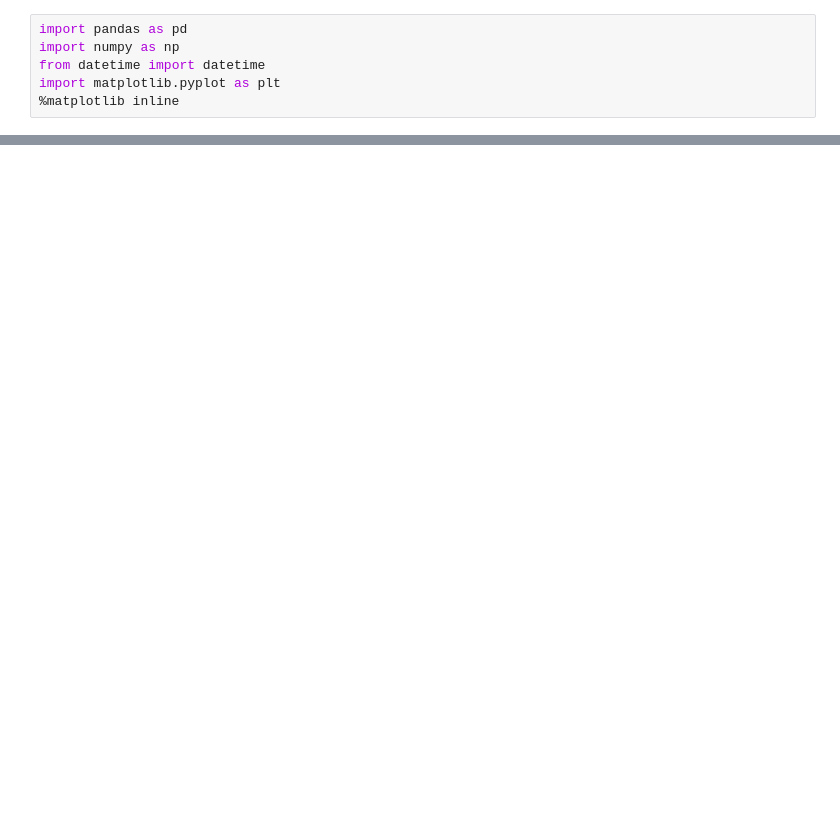
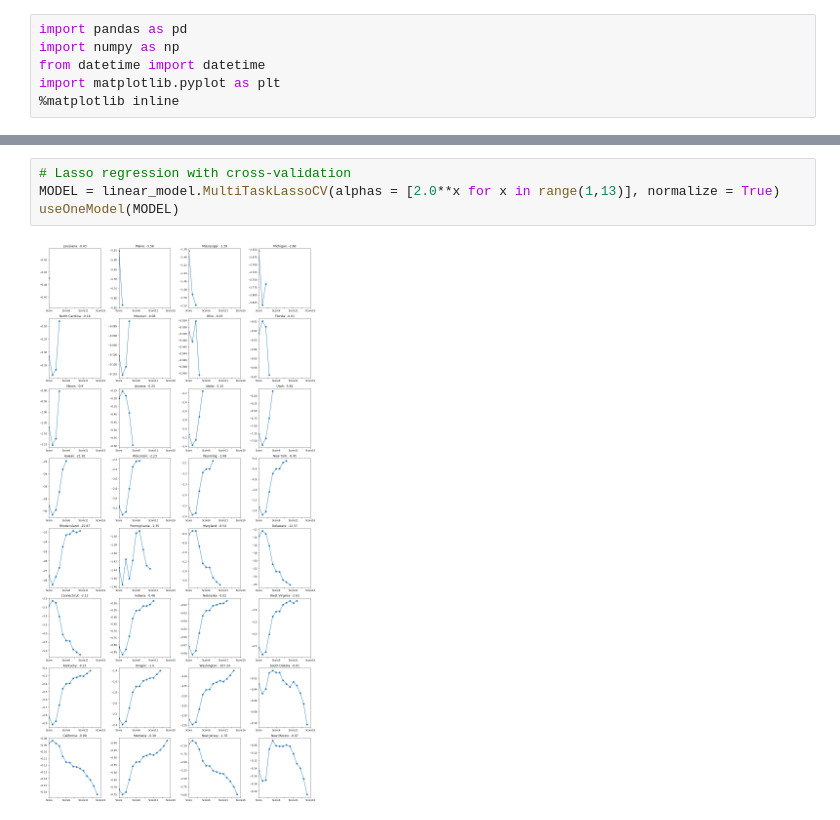
Before and after one commit to DijunLiu1995/DSQF, a Jupyter notebook: election/notebooks/regression.ipynb, the cells around one changed output, grey strips where cells are left out. Drawn from its saved outputs; the diff is of its cells as text; blank space fills up the shorter version.

```diff
--- a/election/notebooks/regression.ipynb
+++ b/election/notebooks/regression.ipynb
@@ -121,0 +145,6 @@ score_result.plot(figsize = (12,4))
+# %%
+# Lasso regression with cross-validation
+MODEL = linear_model.MultiTaskLassoCV(alphas = [2.0**x for x in range(1,13)], normalize = True)
+useOneModel(MODEL)
+# %% [output]
+[figure, added]
```
Also changed, not shown: parts of 13 cells of this notebook.
